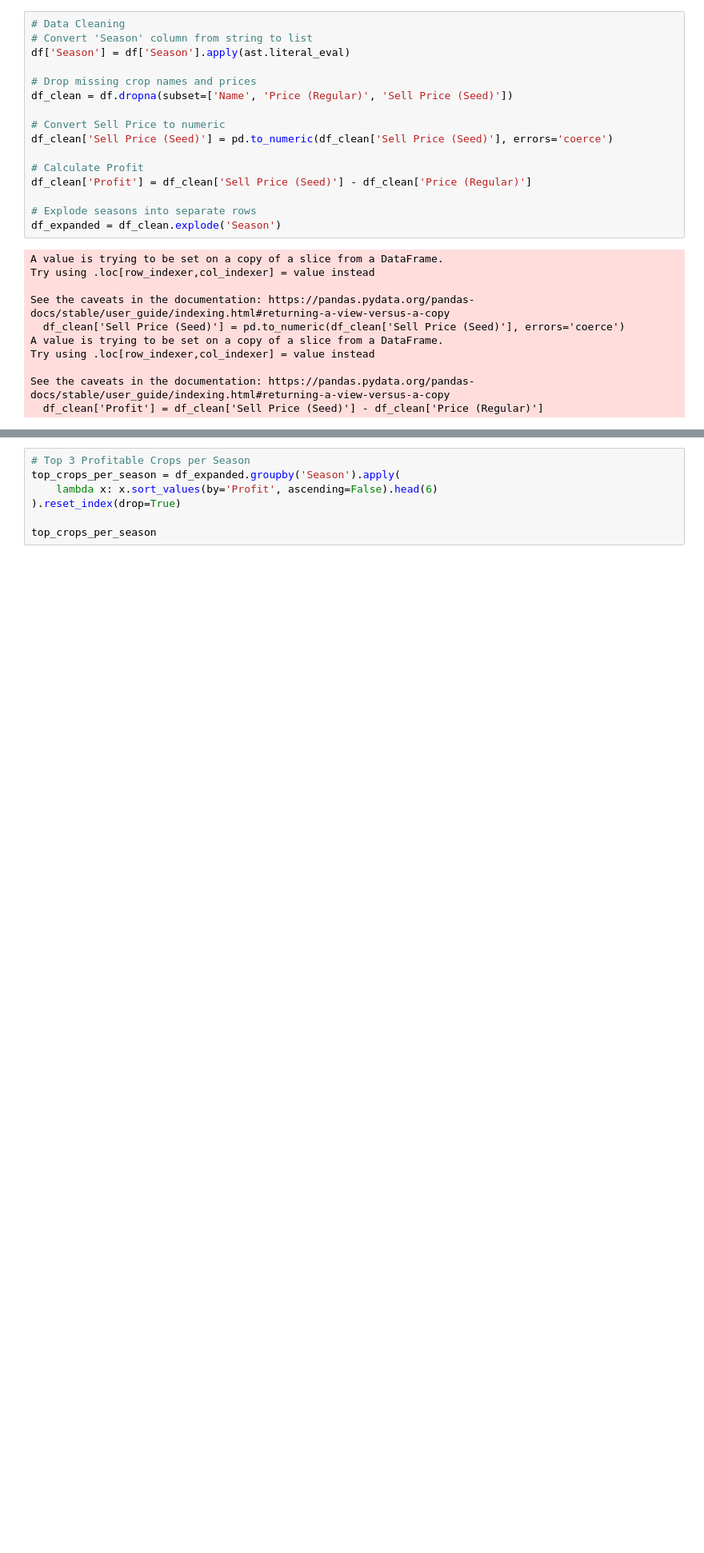
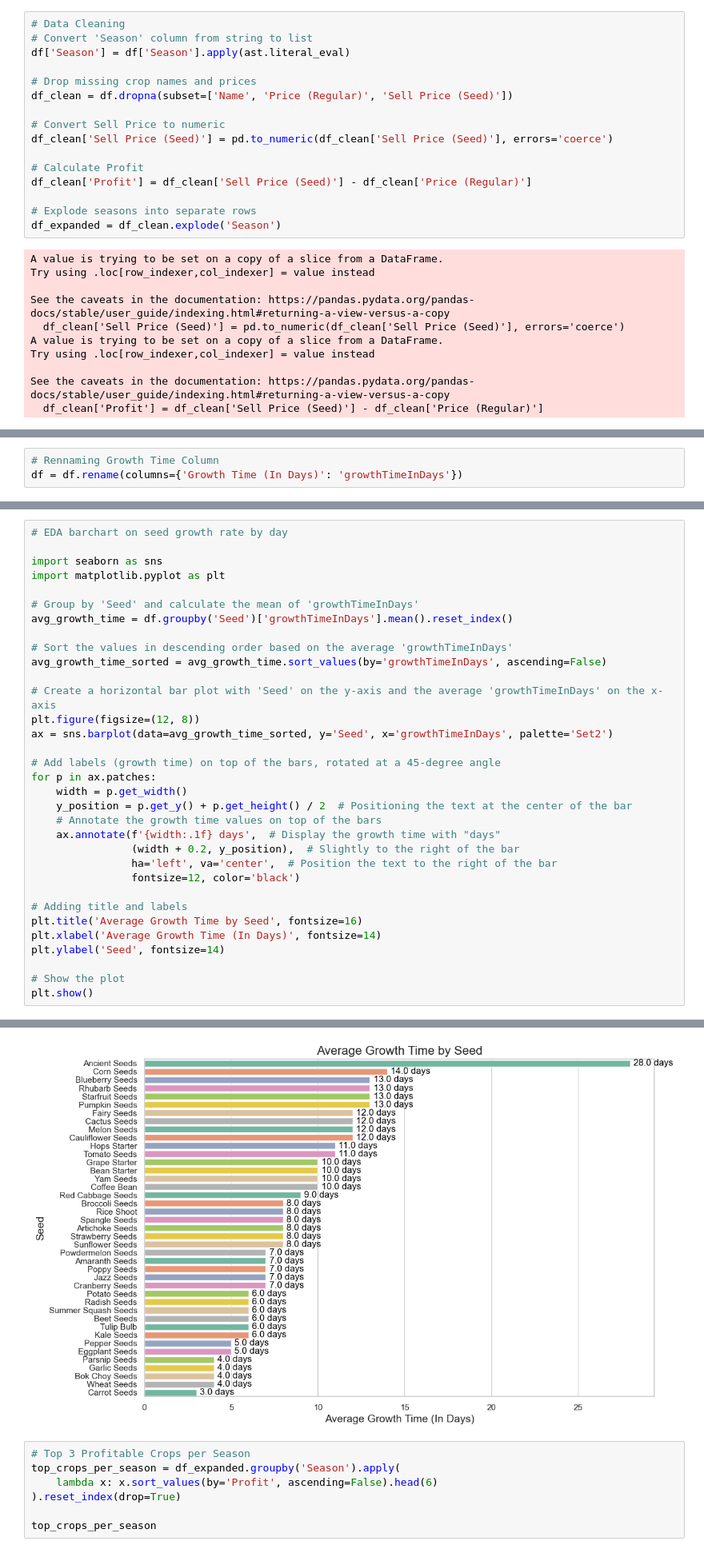
Before and after one commit to watashiaashishgurung/StardewValley, a Jupyter notebook: StardewValleyCrops.ipynb, the cells around one changed output, grey strips where cells are left out. Shown: that part at 80% size. Drawn from its saved outputs; the diff is of its cells as text; blank space fills up the shorter version.

Commit message:
addition pairplot and barchart

```diff
--- a/StardewValleyCrops.ipynb
+++ b/StardewValleyCrops.ipynb
@@ -52,0 +108,3 @@ See the caveats in the documentation: https://pandas.pydata.org/pandas-docs/stab
+# %%
+# Rennaming Growth Time Column
+df = df.rename(columns={'Growth Time (In Days)': 'growthTimeInDays'})
@@ -64,0 +145,34 @@ plt.show()
+# %%
+# EDA barchart on seed growth rate by day
+
+import seaborn as sns
+import matplotlib.pyplot as plt
+
+# Group by 'Seed' and calculate the mean of 'growthTimeInDays'
+avg_growth_time = df.groupby('Seed')['growthTimeInDays'].mean().reset_index()
+
+# Sort the values in descending order based on the average 'growthTimeInDays'
+avg_growth_time_sorted = avg_growth_time.sort_values(by='growthTimeInDays', ascending=False)
+
+# Create a horizontal bar plot with 'Seed' on the y-axis and the average 'growthTimeInDays' on the x-axis
+plt.figure(figsize=(12, 8))
+ax = sns.barplot(data=avg_growth_time_sorted, y='Seed', x='growthTimeInDays', palette='Set2')
+
+# Add labels (growth time) on top of the bars, rotated at a 45-degree angle
+for p in ax.patches:
+    width = p.get_width()
+    y_position = p.get_y() + p.get_height() / 2  # Positioning the text at the center of the bar
+    # Annotate the growth time values on top of the bars
+    ax.annotate(f'{width:.1f} days',  # Display the growth time with "days"
+                (width + 0.2, y_position),  # Slightly to the right of the bar
+                ha='left', va='center',  # Position the text to the right of the bar
+                fontsize=12, color='black')
+
+# Adding title and labels
+plt.title('Average Growth Time by Seed', fontsize=16)
+plt.xlabel('Average Growth Time (In Days)', fontsize=14)
+plt.ylabel('Seed', fontsize=14)
+
+# Show the plot
+plt.show()
+# %% [output]
@@ -65,3 +182,4 @@ plt.show()
+[figure, added]
 # %%
 # Top 3 Profitable Crops per Season
 top_crops_per_season = df_expanded.groupby('Season').apply(
```
Also changed, not shown: parts of 6 cells of this notebook.
